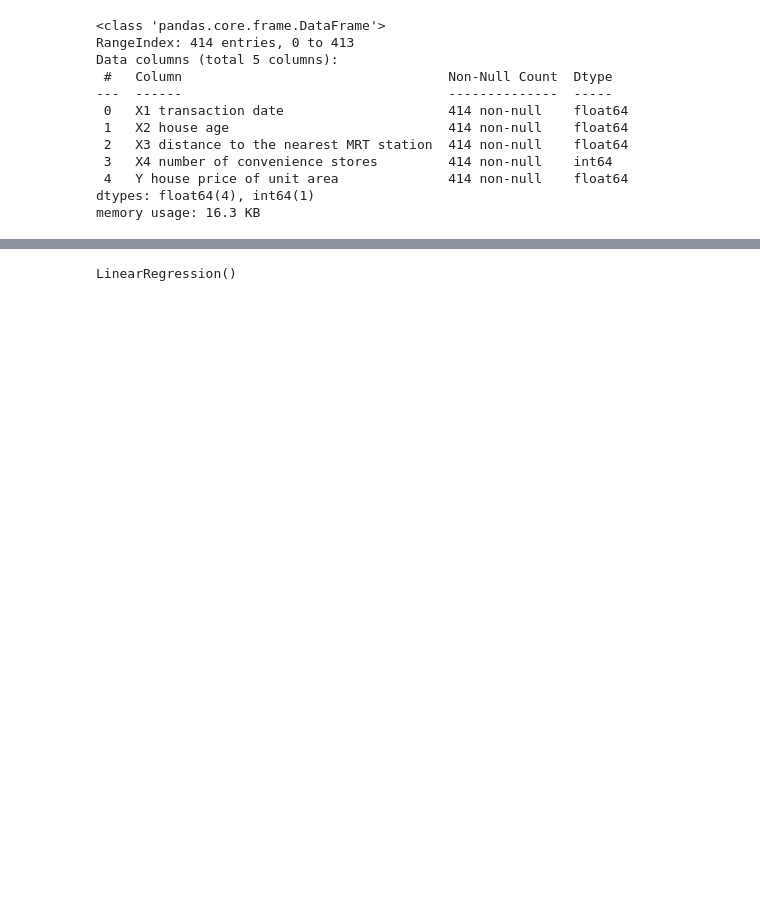
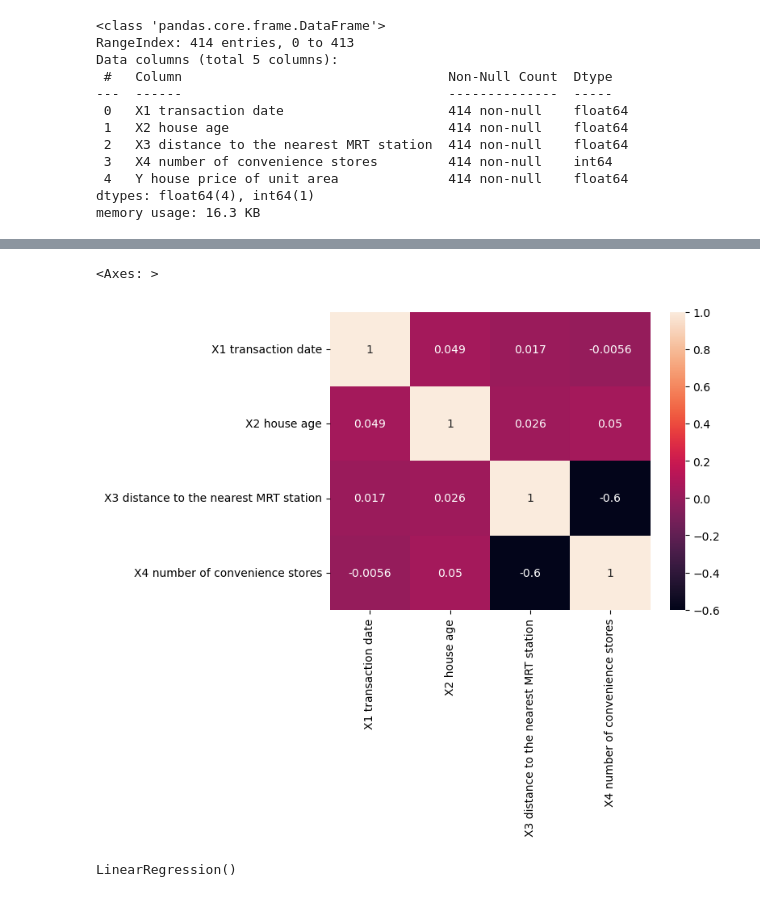
Before and after one commit to arin8738/class6_assignment, a Jupyter notebook: assignment_class_06.ipynb, the cells around one changed output, grey strips where cells are left out. Drawn from its saved outputs; the diff is of its cells as text; code cells hidden in the pictures; blank space fills up the shorter version.

```diff
--- a/assignment_class_06.ipynb
+++ b/assignment_class_06.ipynb
@@ -52,6 +70,14 @@ df2.head()
 # %%
-x=df2.drop(["Y house price of unit area"],axis=1)
-y=df2["Y house price of unit area"]
+x=df.drop(["Y house price of unit area"],axis=1)
+y=df["Y house price of unit area"]
+# %%
+correlation=x.corr()
+# %%
+import seaborn as sn
+sn.heatmap(correlation,annot=True)
+# %% [output]
+<Axes: >
+[figure, added]
 # %%
 from sklearn.model_selection import train_test_split
 from sklearn.linear_model import LinearRegression
```
Also changed, not shown: parts of 17 cells of this notebook.
